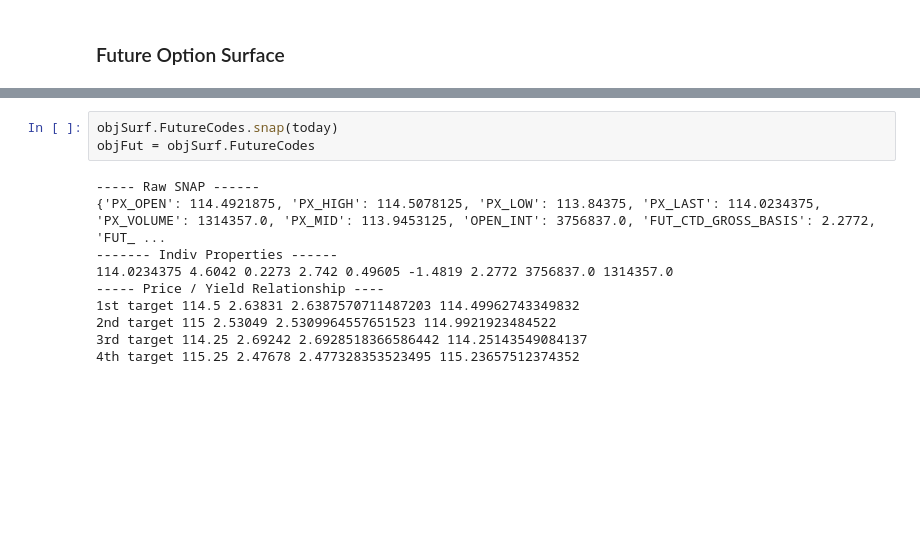
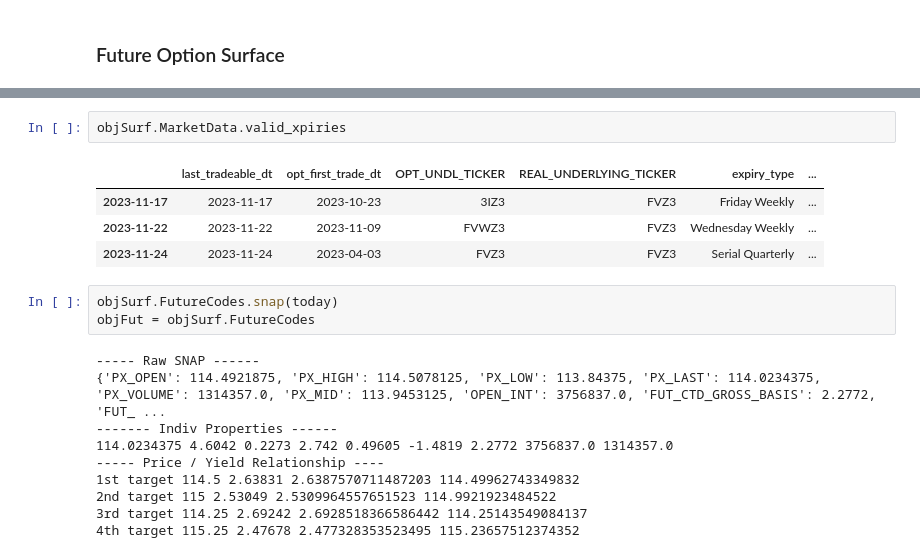
Before and after one commit to tamaghnaroy/JupyterNotebooks, a Jupyter notebook: BondfutureOption_Live.ipynb, the cells around one changed output, grey strips where cells are left out. Saved outputs shown, nothing was run; the diff lists cells and outputs as text; blank space fills up the shorter version.

```diff
--- a/BondfutureOption_Live.ipynb
+++ b/BondfutureOption_Live.ipynb
@@ -158,3 +258,10 @@ objSurf = NxFreeBondOptSurfaceData(future_code, today)
+# %%
+objSurf.MarketData.valid_xpiries
+# %% [output]
+|  | last_tradeable_dt | opt_first_trade_dt | OPT_UNDL_TICKER | REAL_UNDERLYING_TICKER | expiry_type | ... |
+| 2023-11-17 | 2023-11-17 | 2023-10-23 | 3IZ3 | FVZ3 | Friday Weekly | ... |
+| 2023-11-22 | 2023-11-22 | 2023-11-09 | FVWZ3 | FVZ3 | Wednesday Weekly | ... |
+| 2023-11-24 | 2023-11-24 | 2023-04-03 | FVZ3 | FVZ3 | Serial Quarterly | ... |
 # %%
 objSurf.FutureCodes.snap(today)
 objFut = objSurf.FutureCodes
```
Also changed, not shown: parts of 14 cells of this notebook, 8 other files.
